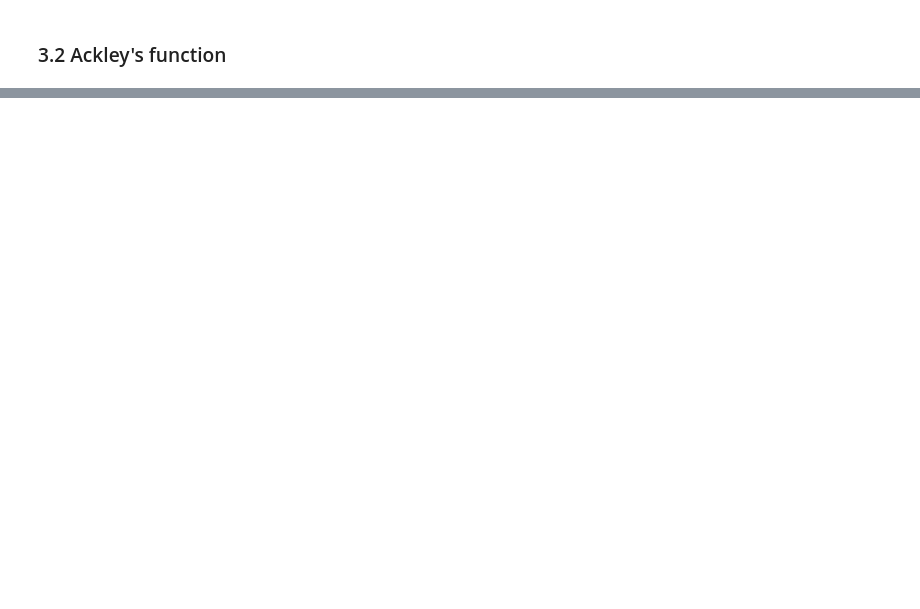
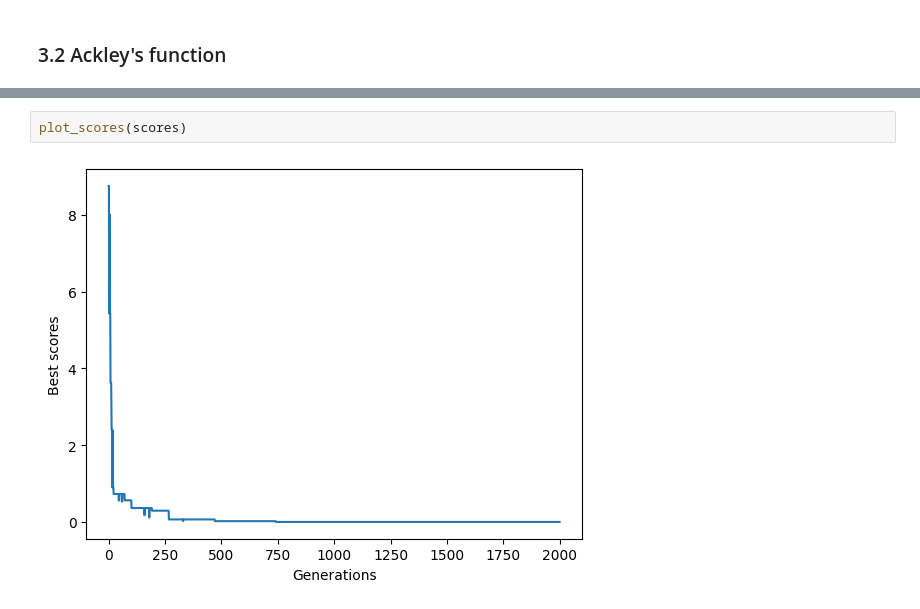
Before and after one commit to pgrzankowski/introduction-to-ai, a Jupyter notebook: evolutionary-algorithm.ipynb, the cells around one changed output, grey strips where cells are left out. Cells and saved outputs as stored; diff of their text form; blank space fills up the shorter version.

```diff
--- a/evolutionary-algorithm.ipynb
+++ b/evolutionary-algorithm.ipynb
@@ -189,0 +238,4 @@ plot_scores(scores)
+# %%
+plot_scores(scores)
+# %% [output]
+[figure, added]
```
Also changed, not shown: parts of 13 cells of this notebook.
